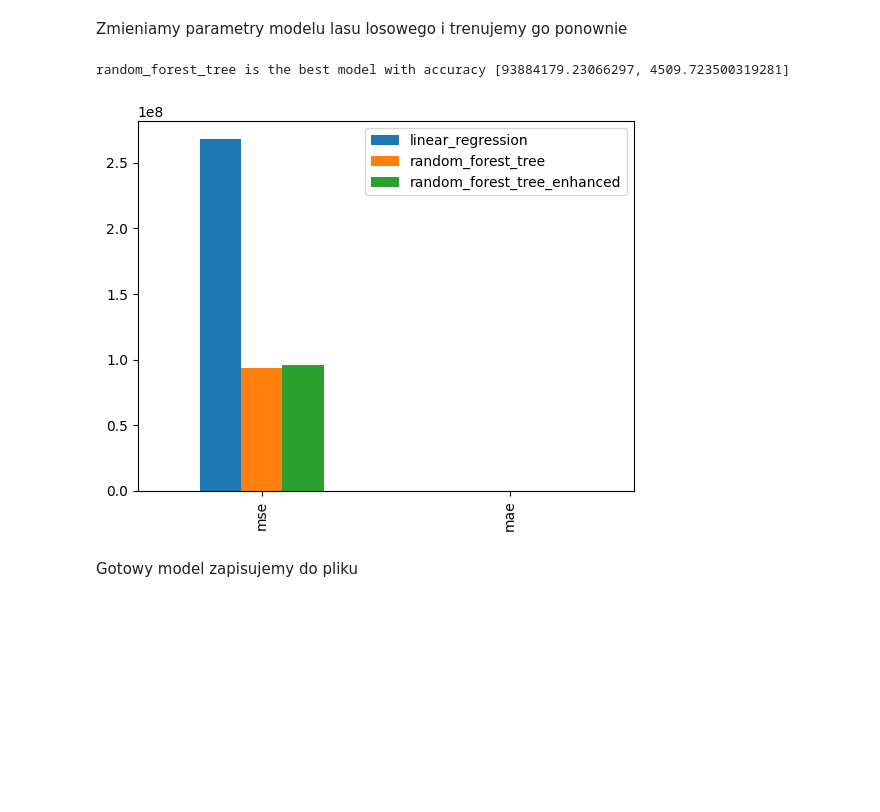
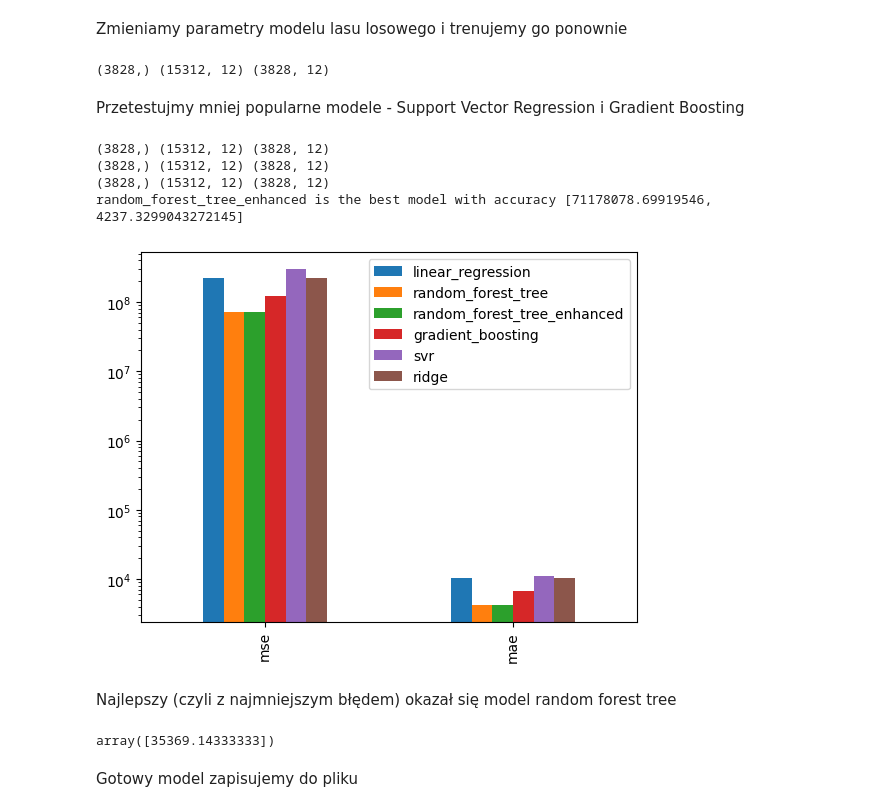
Before and after one commit to KubaC701/numeric-regression-notebook, a Jupyter notebook: numeric_regression_cars.ipynb, the cells around one changed output. Drawn from its saved outputs; the diff is of its cells as text; code cells hidden in the pictures; blank space fills up the shorter version.

```diff
--- a/numeric_regression_cars.ipynb
+++ b/numeric_regression_cars.ipynb
@@ -318,14 +416,34 @@ compare_models.show()
 # %% [markdown]
 Zmieniamy parametry modelu lasu losowego i trenujemy go ponownie
 # %%
-accuracy, regressor = model.random_forest(n_estimators=400, random_state=0)
-
-compare_models.add_to_compare('random_forest_tree_enhanced', accuracy)
-print(f'{compare_models.get_best_model()} is the best model with accuracy {compare_models.get_best_accuracy()}')
-compare_models.show()
+accuracy, rf_enhanced_model = model.random_forest(n_estimators=300, random_state=0)
 # %% [output]
-random_forest_tree is the best model with accuracy [93884179.23066297, 4509.723500319281]
+(3828,) (15312, 12) (3828, 12)
-[figure, removed]
+# %% [markdown]
+Przetestujmy mniej popularne modele - Support Vector Regression i Gradient Boosting
+# %%
+ridge_accuracy, ridge_model = model.ridge()
+svr_accuracy, svr_model = model.svr()
+gradient_boosting_accuracy, gradient_boosting_model = model.gradient_boosting()
+
+compare_models.add_to_compare('random_forest_tree_enhanced', accuracy)
+compare_models.add_to_compare('gradient_boosting', gradient_boosting_accuracy)
+compare_models.add_to_compare('svr', svr_accuracy)
+compare_models.add_to_compare('ridge', ridge_accuracy)
+print(f'{compare_models.get_best_model()} is the best model with accuracy {compare_models.get_best_accuracy()}')
+compare_models.show()
+# %% [output]
+(3828,) (15312, 12) (3828, 12)
+(3828,) (15312, 12) (3828, 12)
+(3828,) (15312, 12) (3828, 12)
+random_forest_tree_enhanced is the best model with accuracy [71178078.69919546, 4237.3299043272145]
+[figure, added]
+# %% [markdown]
+Najlepszy (czyli z najmniejszym błędem) okazał się model random forest tree
+# %%
+rf_enhanced_model.predict([[0, 50, 2019, 3, 0, 5, 1.5, 6.7, 4, 1, 1, 7]])
+# %% [output]
+array([35369.14333333])
 # %% [markdown]
 Gotowy model zapisujemy do pliku
 # %%
```
Also changed, not shown: parts of 13 cells of this notebook, 1 other file.
